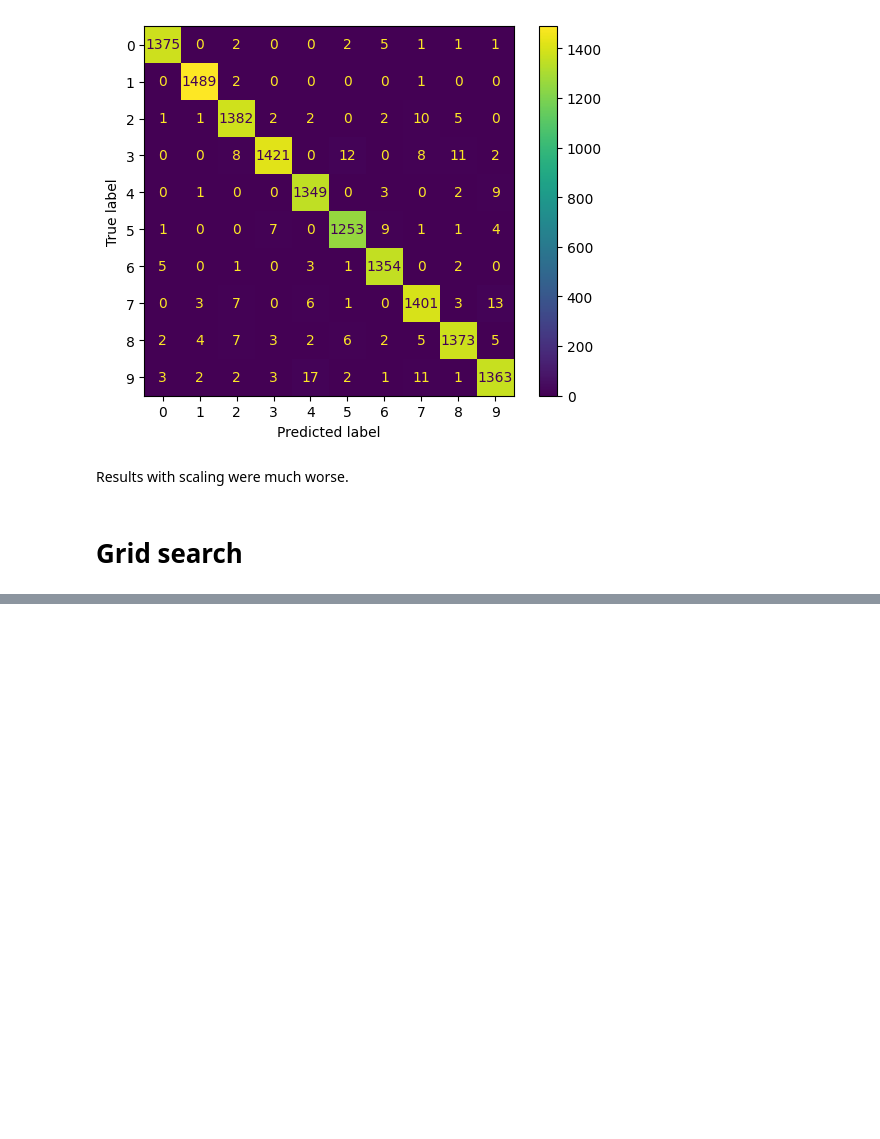
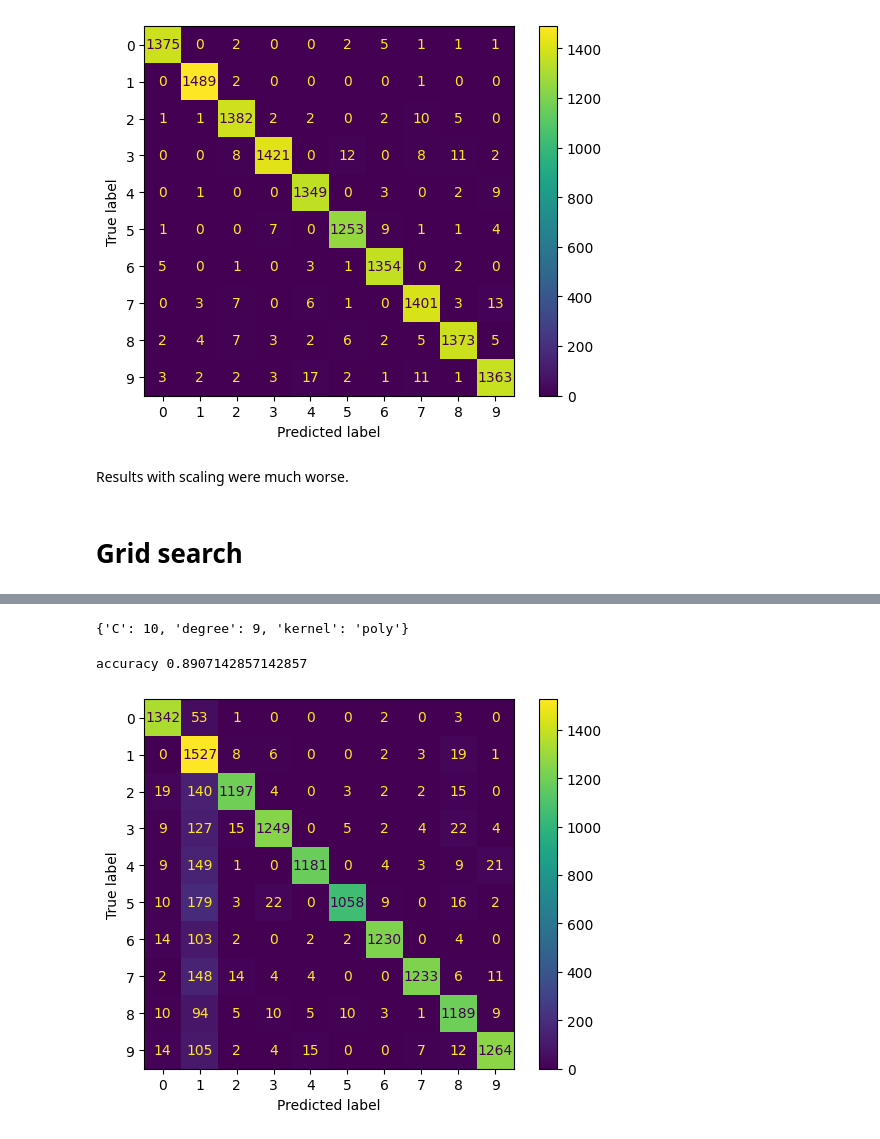
Before and after one commit to fstachura/psi-handwriting-recognition, a Jupyter notebook: svm.ipynb, the cells around one changed output, grey strips where cells are left out. Saved outputs shown, nothing was run; the diff lists cells and outputs as text; code cells hidden in the pictures; blank space fills up the shorter version.

```diff
--- a/svm.ipynb
+++ b/svm.ipynb
@@ -159,0 +230,12 @@ print_metrics(gs, gs_test_predict, y_test)
+# %%
+from sklearn.model_selection import GridSearchCV
+from sklearn.svm import SVC
+
+param_grid_poly = {
+    "C": [2,5,10],
+    "degree": [9,10],
+    "kernel": ["poly"]
+}
+
+gs_poly = GridSearchCV(SVC(), param_grid_poly, n_jobs=-1, verbose=2)
+gs_poly.fit(X_train, y_train)
@@ -159,0 +266,11 @@ print_metrics(gs, gs_test_predict, y_test)
+# %%
+gs_poly.best_params_
+# %% [output]
+{'C': 10, 'degree': 9, 'kernel': 'poly'}
+# %%
+gs_poly_test_predict = gs_poly.predict(X_test)
+# %%
+print_metrics(gs_poly, gs_poly_test_predict, y_test)
+# %% [output]
+accuracy 0.8907142857142857
+[figure, added]
```
Also changed, not shown: parts of 12 cells of this notebook.
